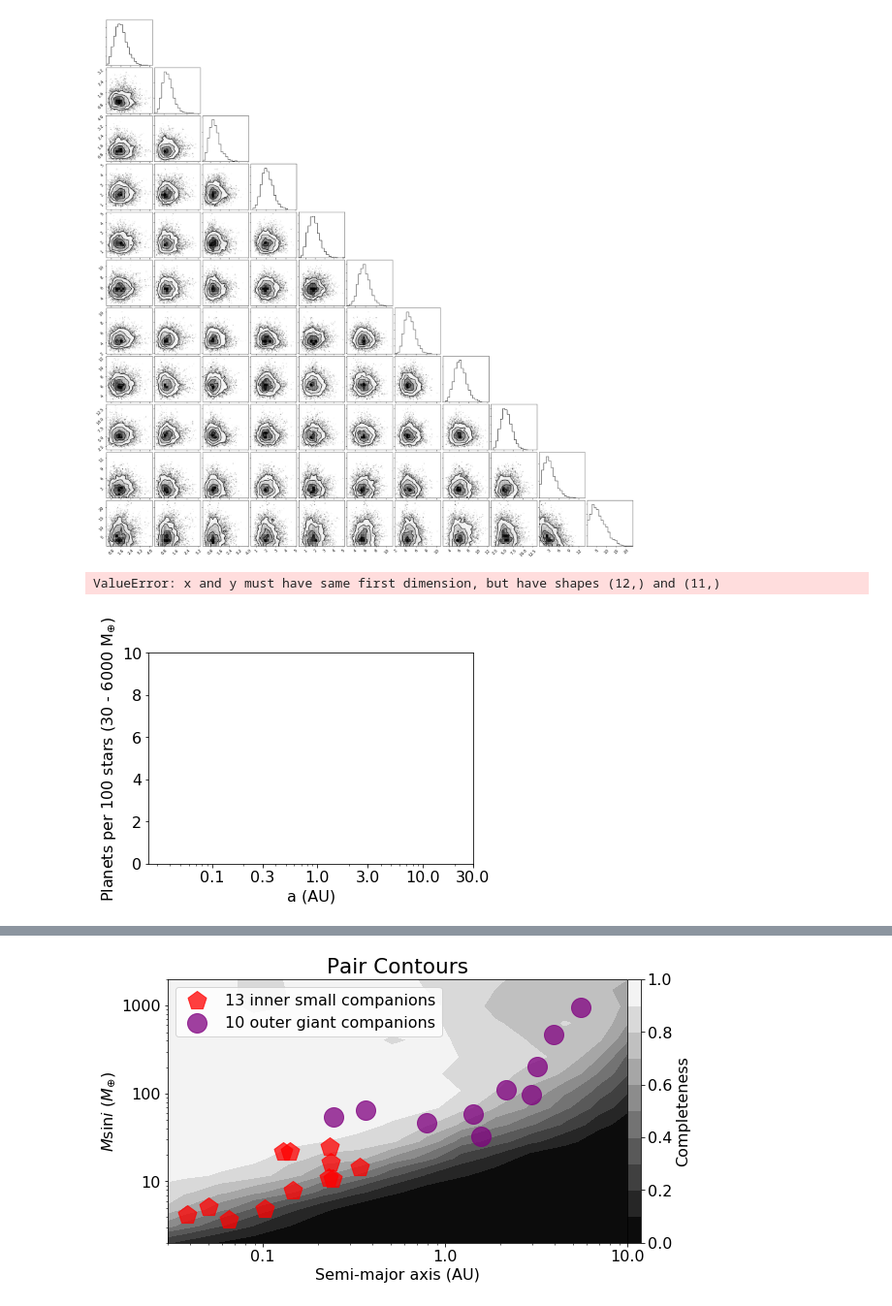
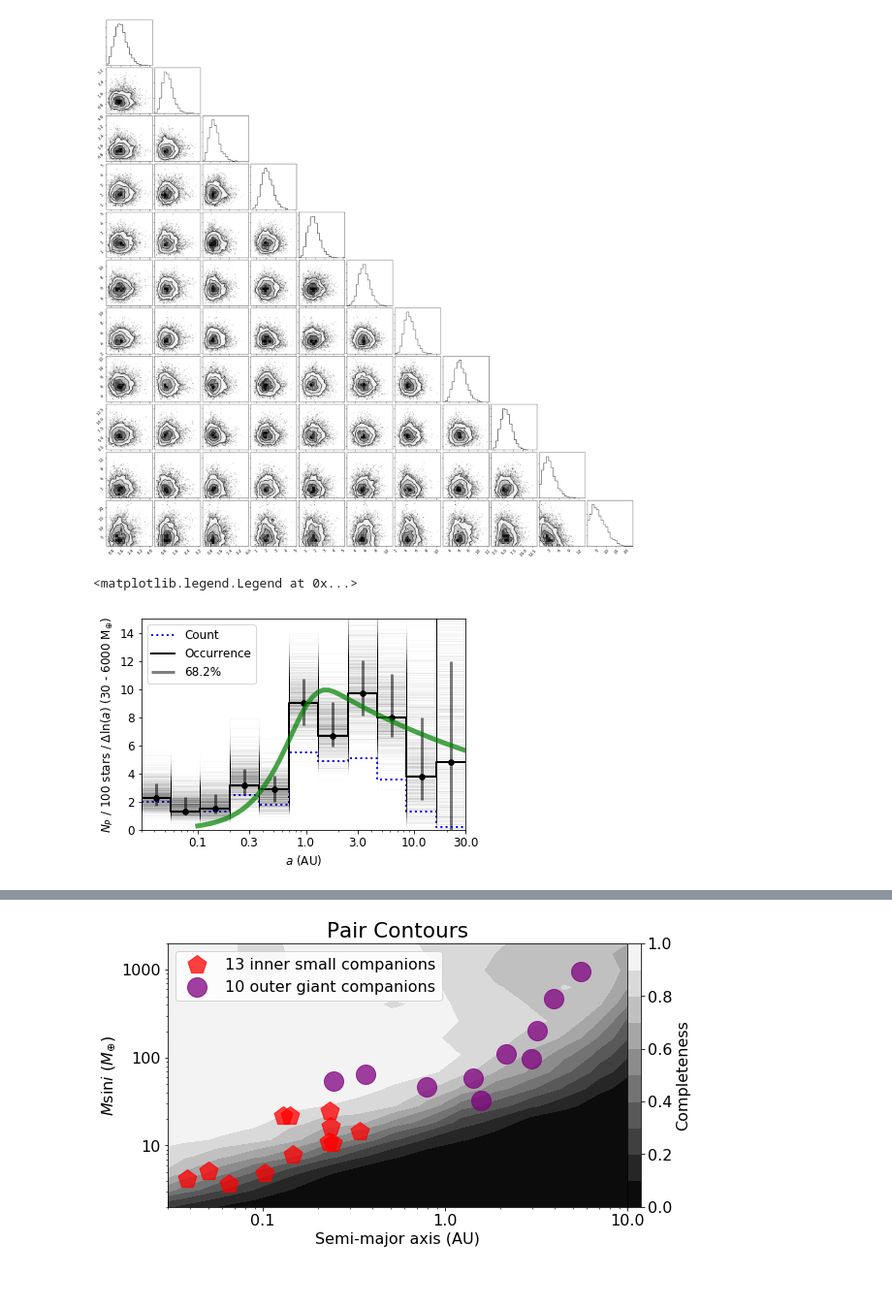
Before and after one commit to leerosenthalj/CLSII, a Jupyter notebook: Notebook_Statistics.ipynb, the cells around one changed output, grey strips where cells are left out. Shown at 97% size. Drawn from its saved outputs; the diff is of its cells as text; code cells hidden in the pictures; blank space fills up the shorter version.

```diff
--- a/Notebook_Statistics.ipynb
+++ b/Notebook_Statistics.ipynb
@@ -875,21 +879,24 @@ fig.savefig('corner_11x1_1014.pdf')
 # %% [output]
 [figure]
 # %%
-chains_db = pd.read_csv('occur_chains_10x1_918.csv')
+matplotlib.rcParams.update({'font.size': 12})
+chains_db = pd.read_csv('occur_chains_11x1_1014.csv')
+
+binwidth = allbins[0][0][1] - allbins[0][0][0]
 
 # Do simple counting.
 simple_counts = []
-for n in np.arange(10):
+for n in np.arange(hierarchical_one.nbins):
     a1 = np.exp(allbins[n][0][0])
     a2 = np.exp(allbins[n][0][1])
     npl = len(planets.query('mass >= 0.1 and axis >= @a1 and axis < @a2'))
     simple_counts.append(npl)
-simple_counts = np.array(simple_counts)*(100/719)
+simple_counts = np.array(simple_counts)*(100/719)/binwidth
 
 a_chains = np.empty((0, len(chains_db)))
-for n in np.arange(10):
+for n in np.arange(hierarchical_one.nbins):
     a_chains = np.append(a_chains, np.array([chains_db['gamma{}'.format(n)]]), axis=0)
-a_chains *= hierarchical_one.bin_areas[0][0]*(100/719)
+a_chains *= hierarchical_one.bin_areas[0][0]*(100/719)/binwidth
 
 # Record modes & medians.
 a_medians = np.median(a_chains, axis=1)
@@ -899,58 +906,63 @@ a_159 = []
 a_841 = []
 a_682 = []
 
-for n in np.arange(10):
-    #chains = np.array([hierarchical_one.chains[:, n]])*hierarchical_one.bin_areas[0][0]*(100/719)
+for n in np.arange(hierarchical_one.nbins):
     chains = np.array([chains_db['gamma{}'.format(n)]])*hierarchical_one.bin_areas[0][0]*(100/719)
-    hist, bin_edges = np.histogram(chains, bins=50, range=(0, np.amax(chains)))
+    hist, bin_edges = np.histogram(chains, bins=40, range=(np.percentile(chains, 2), np.percentile(chains, 95)))
     a_modes.append(bin_edges[np.argmax(hist)])
     a_159.append(np.percentile(chains, 15.9))
     a_841.append(np.percentile(chains, 84.1))
     a_682.append(np.percentile(chains, 68.2))
-a_modes = np.array(a_modes)
-a_159 = np.array(a_159)
-a_841 = np.array(a_841)
-a_682 = np.array(a_682)
+a_modes = np.array(a_modes)/binwidth
+a_159 = np.array(a_159)/binwidth
+a_841 = np.array(a_841)/binwidth
+a_682 = np.array(a_682)/binwidth
+
+#pdb.set_trace()
 
 fig, ax = plt.subplots()
 ax.set_xscale('log')
 ax.set_xticks((0.1, 0.3, 1, 3, 10, 30))
 ax.get_xaxis().set_major_formatter(matplotlib.ticker.ScalarFormatter())
 ax.get_xaxis().set_minor_formatter(matplotlib.ticker.NullFormatter())
 
-ax.set_xlabel('a (AU)')
-ax.set_ylabel(r'Planets per 100 stars (30 - 6000 $\mathrm{M_{\oplus}}$)')
+ax.set_xlabel(r'$a$ (AU)')
+#ax.set_ylabel(r'Planets per 100 stars (30 - 6000 $\mathrm{M_{\oplus}}$)')
+ax.set_ylabel(r'$N_P$ / 100 stars / $\Delta$ln($a$) (30 - 6000 $\mathrm{M_{\oplus}}$)')
 
 ax.set_xlim([np.exp(hierarchical_one.lna_edges[0]), np.exp(hierarchical_one.lna_edges[-1])])
-ax.set_ylim([0, 10])
+#ax.set_ylim([0, 10])
+ax.set_ylim([0, 15])
 lnaw = hierarchical_one.lna_edges[1] - hierarchical_one.lna_edges[0]
 
 # Plot just-counting, no-completeness histogram.
 ax.step(np.insert(np.exp(hierarchical_one.lna_edges[:-1] + lnaw), 0, np.exp(hierarchical_one.lna_edges[0])),
         np.insert(simple_counts, 0, simple_counts[0]), lw=2, c='blue', linestyle=':', label='Count')
 
 # Plot mode & 68.2% CI.
 ax.scatter(np.exp(hierarchical_one.lna_edges[:-1] + 0.5*lnaw), a_modes,
            color='black', s=30, label='_nolegend_')#label='Occurrence mode & CI')
 ax.vlines(np.exp(hierarchical_one.lna_edges[:-2] + 0.5*lnaw), a_159[:-1],
           a_841[:-1], alpha=0.5, color='black', lw=3, label='68.2%')
 # Show CI from 0 to 68.2 for the last bin.
 ax.vlines(np.exp(hierarchical_one.lna_edges[-2] + 0.5*lnaw), 0,
           a_682[-1], alpha=0.5, color='black', lw=3, label='_nolegend_')
 
 # Plot occurrence histogram.
 ax.step(np.insert(np.exp(hierarchical_one.lna_edges[:-1] + lnaw), 0, np.exp(hierarchical_one.lna_edges[0])),
         np.insert(a_modes, 0, a_modes[0]), color='black', lw=2, label='Occurrence')
-
+#'''
 for i in np.arange(1000):
     ax.step(np.insert(np.exp(hierarchical_one.lna_edges[:-1] + lnaw), 0, np.exp(hierarchical_one.lna_edges[0])),
             np.insert(a_chains[:, np.random.randint(0, 10000)], 0, a_medians[0]),
             color='black', lw=1, alpha=0.01, label='_nolegend_')
+#'''
+# Broken power law comparison. Mock parameters for now.
+ax.plot(axes, (100/719)*occbroken(axes, [80, -0.2, 0.8, 2]), lw=5, alpha=0.7, color='green')
+ax.legend(loc=2)
 
-ax.legend()
-
-fig.savefig('hist_10x1_918_fancy_mode.png', dpi=1000, bbox_inches='tight')
-fig.savefig('hist_10x1_918_fancy_mode.pdf', bbox_inches='tight')
+#fig.savefig('hist_11x1_1014_fancy_mode.png', dpi=1000, bbox_inches='tight')
+#fig.savefig('hist_11x1_1014_fancy_mode.pdf', bbox_inches='tight')
 # %% [output]
-ValueError: x and y must have same first dimension, but have shapes (12,) and (11,)
+<matplotlib.legend.Legend at 0x...>
-[figure, old version]
+[figure, new version]
```
Also changed, not shown: parts of 4 cells of this notebook.
